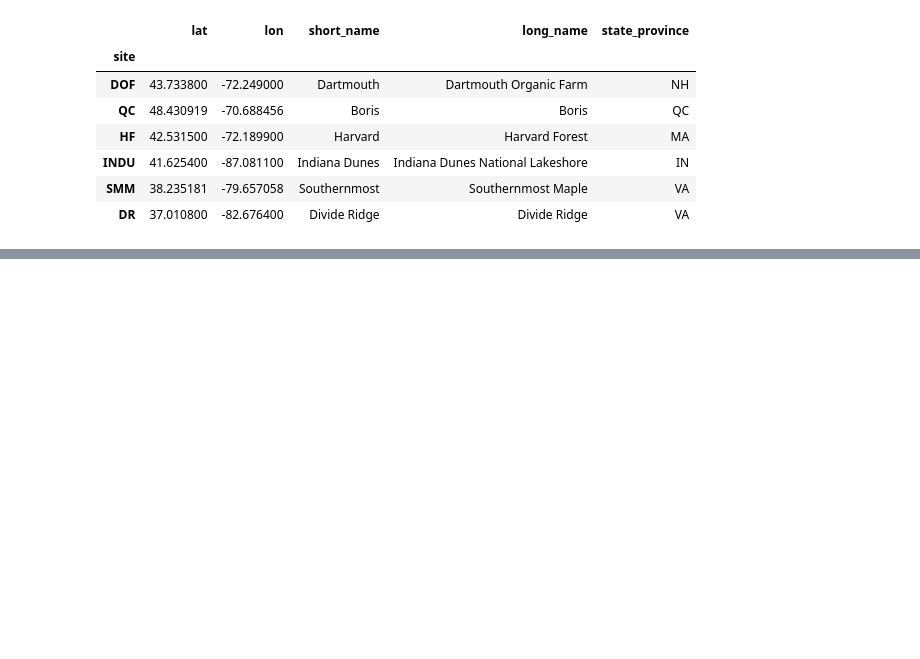
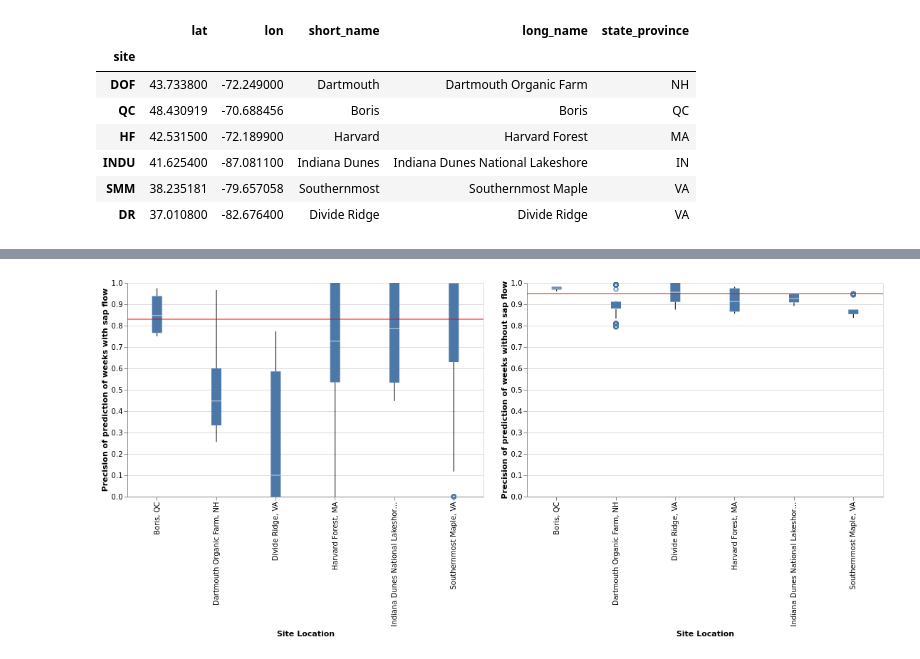
Before and after one commit to spentelow/sapflow, a Jupyter notebook: houle_analysis.ipynb, the cells around one changed output, grey strips where cells are left out. Cells and saved outputs as stored; diff of their text form; code cells hidden in the pictures; blank space fills up the shorter version.

```diff
--- a/houle_analysis.ipynb
+++ b/houle_analysis.ipynb
@@ -221,0 +170,8 @@ houle2015
+# %%
+houle_summary = houle2015[['site','tap_id','year', 'tn', 'fp', 'fn', 'tp']].groupby(['tap_id','year', 'site']).sum()
+houle_summary['precision_1'] = houle_summary.tp/(houle_summary.tp + houle_summary.fn)
+houle_summary['precision_0'] = houle_summary.tn/(houle_summary.tn + houle_summary.fp)
+houle_summary = houle_summary.reset_index()
+houle_summary = houle_summary.merge(location.reset_index()[['site','long_name','state_province']], on='site',how='left')
+houle_summary['loc'] = houle_summary.long_name + ', ' + houle_summary.state_province
+houle_summary
@@ -222 +192,20 @@ houle2015
+# %%
+prec_1_plt = alt.Chart(houle_summary).mark_boxplot().encode(
+    y=alt.Y("precision_1", title = 'Precision of prediction of weeks with sap flow'),
+    x=alt.X("loc", title = 'Site Location')
+)
+prec_0_plt = alt.Chart(houle_summary).mark_boxplot().encode(
+    y=alt.Y("precision_0", title = 'Precision of prediction of weeks without sap flow'),
+    x=alt.X("loc", title = 'Site Location')
+)
+
+houle_means = pd.DataFrame({'prec_1':[0.83], 'prec_0':[0.95]})
+
+prec_0_plt = prec_0_plt + alt.Chart(houle_means).mark_rule(color='red').encode(y='prec_0')
+prec_1_plt = prec_1_plt + alt.Chart(houle_means).mark_rule(color='red').encode(y='prec_1')
+
+width = 500
+(prec_1_plt.properties(width=width) | prec_0_plt.properties(width=width))
+# %% [output]
+[figure, added]
 # %%
```
Also changed, not shown: parts of 35 cells of this notebook.
